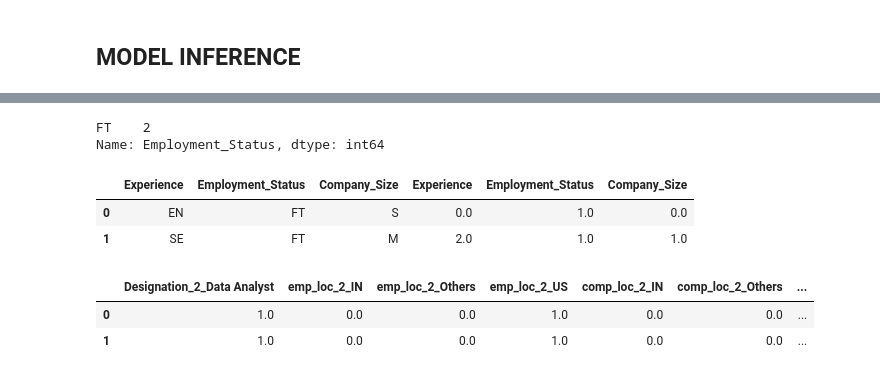
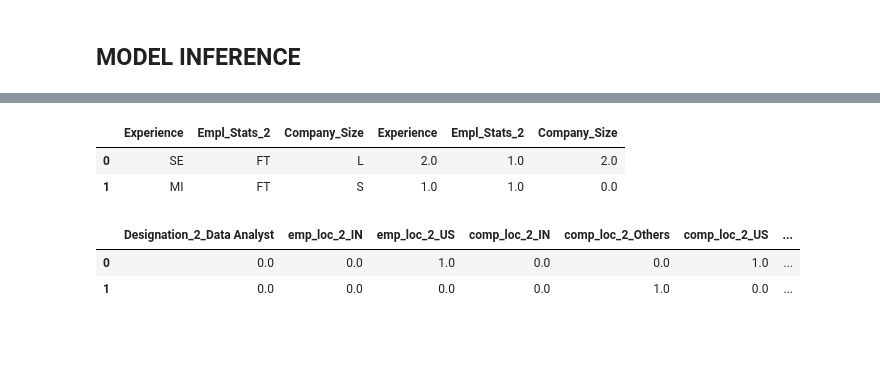
Before and after one commit to rafifaditio/Exercise, a Jupyter notebook: salary_pred.ipynb, the cells around one changed output, grey strips where cells are left out. Cells and saved outputs as stored; diff of their text form; code cells hidden in the pictures; blank space fills up the shorter version.

```diff
--- a/salary_pred.ipynb
+++ b/salary_pred.ipynb
@@ -705,7 +712,7 @@ review
 # %% [markdown]
 **combine Numerical and Categorical data after processed**
 # %%
-df_eda_cleaned = pd.concat([df_num.reset_index(drop=True), cat_ohe, cat_ord], axis=1)
+df_eda_cleaned = pd.concat([df_eda_cleaned[num_col].reset_index(drop=True), cat_ohe, cat_ord], axis=1)
 df_eda_cleaned.head()
 # %% [output]
 |  | Working_Year | Remote_Working_Ratio | Salary_In_Rupees | Designation_2_Data Analyst | Designation_2_Data Engineer | ... |
@@ -1005,6 +982,6 @@ test:  3331721.823736156
 # %% [markdown]
 ## **MODEL INFERENCE**
 # %%
-inference = df_clean.sample(2)
+inference = df_eda.sample(2)
 inference
 # %% [output]
@@ -1062,11 +999,3 @@ inf['comp_loc_2'] = comp_loc_manipulated.copy()
-# %%
-# feature engineering: Employee Status
-inf['Employment_Status'] = inf['Employment_Status'].replace({'FL':'PT', 'CT':'PT'})
-
-inf['Employment_Status'].value_counts()
-# %% [output]
-FT    2
-Name: Employment_Status, dtype: int64
 # %%
 # OHE
 cat_ohe = pd.DataFrame(ohe_enc.transform(inf[['Designation_2', 'emp_loc_2', 'comp_loc_2']]))
@@ -1076,38 +1005,38 @@ review = pd.concat([inf[['Designation_2', 'emp_loc_2', 'comp_loc_2']].reset_inde
 review
 
 # ordinal encoder
-cat_ord = pd.DataFrame(ord_enc.transform(inf[['Experience', 'Employment_Status', 'Company_Size']]))
+cat_ord = pd.DataFrame(ord_enc.transform(inf[['Experience', 'Empl_Stats_2', 'Company_Size']]))
 
-cat_ord.columns = ['Experience', 'Employment_Status', 'Company_Size']
-review = pd.concat([inf[['Experience', 'Employment_Status', 'Company_Size']].reset_index(drop=True), cat_ord], axis=1)
+cat_ord.columns = ['Experience', 'Empl_Stats_2', 'Company_Size']
+review = pd.concat([inf[['Experience', 'Empl_Stats_2', 'Company_Size']].reset_index(drop=True), cat_ord], axis=1)
 
 review
 # %% [output]
-|  | Experience | Employment_Status | Company_Size | Experience | Employment_Status | Company_Size |
-| 0 | EN | FT | S | 0.0 | 1.0 | 0.0 |
-| 1 | SE | FT | M | 2.0 | 1.0 | 1.0 |
+|  | Experience | Empl_Stats_2 | Company_Size | Experience | Empl_Stats_2 | Company_Size |
+| 0 | SE | FT | L | 2.0 | 1.0 | 2.0 |
+| 1 | MI | FT | S | 1.0 | 1.0 | 0.0 |
 # %%
 inf_cleaned = pd.concat([inf[num_target].reset_index(drop=True), cat_ohe, cat_ord], axis=1)
 inf_cleaned = inf_cleaned[['Working_Year', 'Remote_Working_Ratio', 'Designation_2_Data Analyst',
-                'emp_loc_2_IN', 'emp_loc_2_Others', 'emp_loc_2_US', 'comp_loc_2_IN',
-                'comp_loc_2_Others', 'comp_loc_2_US', 'Experience', 'Employment_Status', 'Company_Size',
+                'emp_loc_2_IN', 'emp_loc_2_US', 'comp_loc_2_IN',
+                'comp_loc_2_Others', 'comp_loc_2_US', 'Experience',
                 'Salary_In_Rupees']]
 
 # numerical scaling
 
 num_col = ['Working_Year', 'Remote_Working_Ratio']
 
 num_scaled = pd.DataFrame(scaler.transform(inf_cleaned[num_col]))
 num_scaled.columns = num_col
 
 inf_cleaned.drop(num_col, axis=1, inplace=True)
 inf_cleaned = pd.concat([inf_cleaned, num_scaled], axis=1)
 
 inf_cleaned
 # %% [output]
-|  | Designation_2_Data Analyst | emp_loc_2_IN | emp_loc_2_Others | emp_loc_2_US | comp_loc_2_IN | comp_loc_2_Others | ... |
-| 0 | 1.0 | 0.0 | 0.0 | 1.0 | 0.0 | 0.0 | ... |
-| 1 | 1.0 | 0.0 | 0.0 | 1.0 | 0.0 | 0.0 | ... |
+|  | Designation_2_Data Analyst | emp_loc_2_IN | emp_loc_2_US | comp_loc_2_IN | comp_loc_2_Others | comp_loc_2_US | ... |
+| 0 | 0.0 | 0.0 | 1.0 | 0.0 | 0.0 | 1.0 | ... |
+| 1 | 0.0 | 0.0 | 0.0 | 0.0 | 1.0 | 0.0 | ... |
 # %%
 inf_cleaned.shape
 # %% [output]
```
Also changed, not shown: parts of 79 cells of this notebook.
